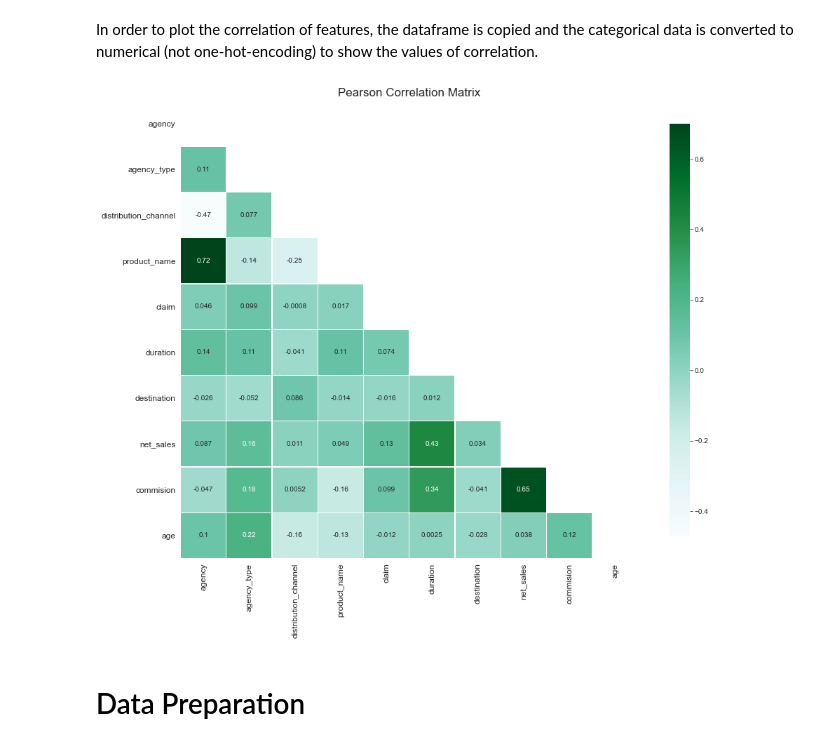
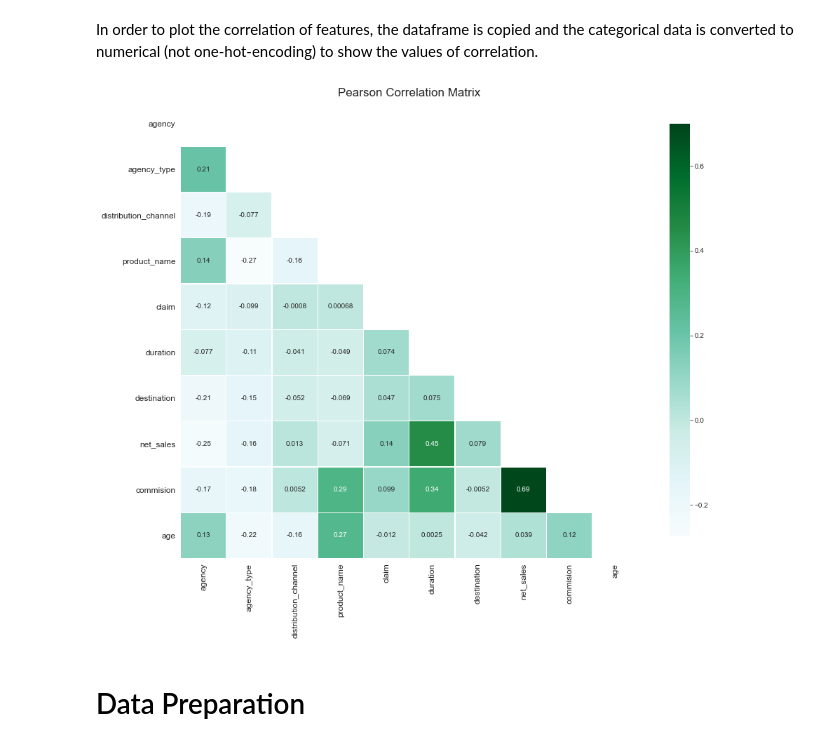
Before and after one commit to afanta-fi/travel_insurance_servicing, a Jupyter notebook: index.ipynb, the cells around one changed output. Drawn from its saved outputs; the diff is of its cells as text; code cells hidden in the pictures.

```diff
--- a/index.ipynb
+++ b/index.ipynb
@@ -75,0 +67,4 @@ memory usage: 5.3+ MB
+# %%
+df.duration = df.duration.apply(lambda x: max(x,0))
+
+df.net_sales = df.net_sales.apply(lambda x: max(x,0))
@@ -207,40 +214,43 @@ fig.update_layout(margin={"r":0,"t":0,"l":0,"b":0})
 # %% [markdown]
 In order to plot the correlation of features, the dataframe is copied and the categorical data is converted to numerical (not one-hot-encoding) to show the values of correlation.
 # %%
+# Import LabelEncoder for correlation analysis
+from sklearn.preprocessing import LabelEncoder
+
 # Change seaborn style
 sns.set_style('white')
 
 # Copy df with 'gender' column dropped
 dum_df = df.drop('gender', axis=1)
 
-# Iterate through categorical columns and factorize values
+# Iterate through categorical columns and perform label encoding
 for col in (non_bin_cat_cols+bin_cat_cols):
-    dum_df[col] = pd.factorize(dum_df[col])[0]
+    dum_df[col] = LabelEncoder().fit_transform(dum_df[col])
 
 # Select features for correlation analysis
 features = dum_df.columns
 
 # Create a triangular mask to show the lower triangular section of the heatmap
 mask = np.zeros_like(dum_df[features].corr(), dtype=np.bool)
 mask[np.triu_indices_from(mask)] = True
 
 # Initialize plot
 fig, ax = plt.subplots(figsize=(16, 12))
 plt.title('Pearson Correlation Matrix',fontsize=17)
 
 # Plot the Pearson Correlation Matrix for the numeric columns
 sns.heatmap(dum_df[features].corr(),linewidths=0.25,vmax=0.7,square=True,
             cmap="BuGn",linecolor='w',annot=True,annot_kws={"size":10},
             mask=mask,cbar_kws={"shrink": .9},ax=ax);
 
 # Adjust font size of ticks
 ax.set_xticklabels(ax.get_xmajorticklabels(),fontsize=12);
 ax.set_yticklabels(ax.get_ymajorticklabels(),fontsize=12);
 
 # Save plot
 #plt.savefig('images/corr.png')
 # %% [output]
-[figure, old version]
+[figure, new version]
 # %% [markdown]
 # Data Preparation
 # %%
```
Also changed, not shown: parts of 11 cells of this notebook.
